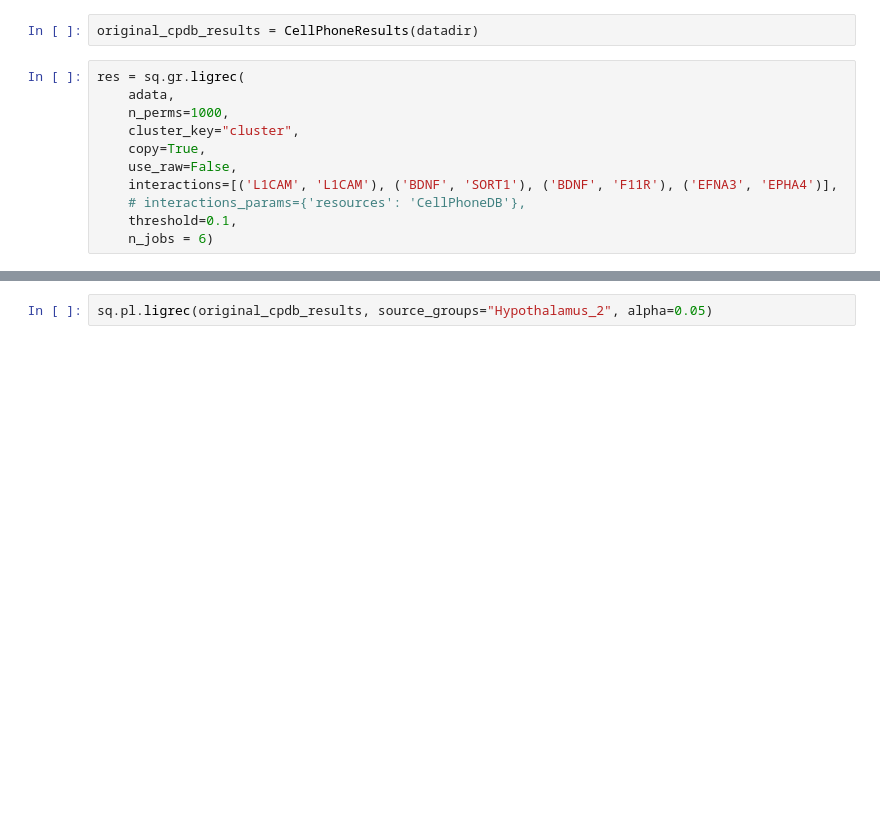
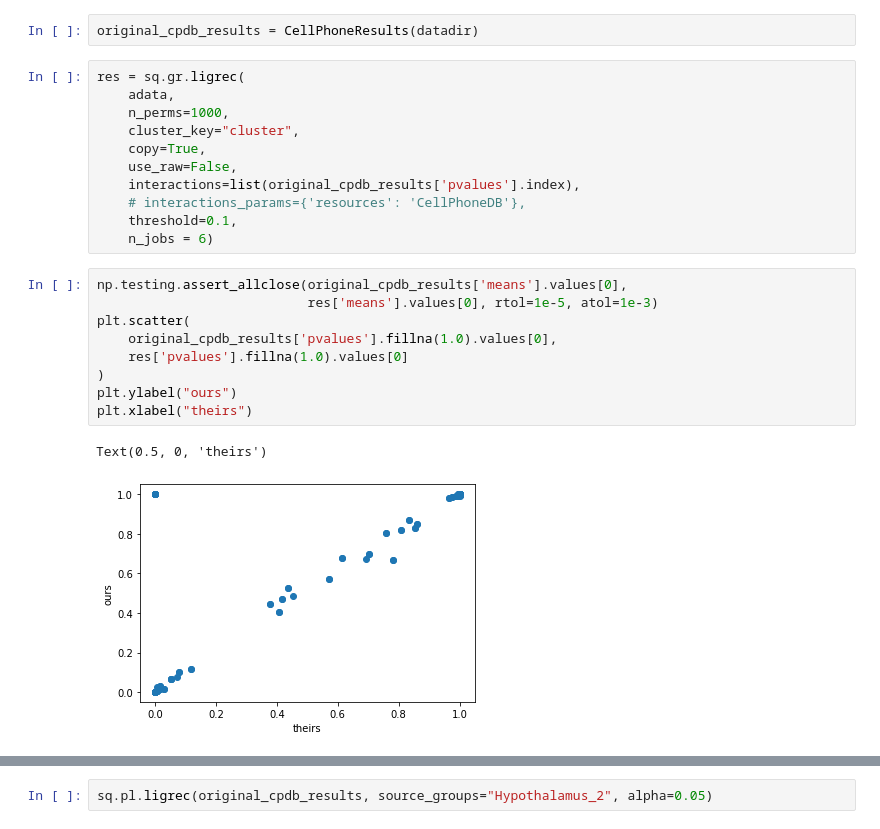
Before and after one commit to theislab/squidpy_reproducibility, a Jupyter notebook: notebooks/reproducibility/cellphonedb.ipynb, the cells around one changed output, grey strips where cells are left out. Cells and saved outputs as stored; diff of their text form; blank space fills up the shorter version.

```diff
--- a/notebooks/reproducibility/cellphonedb.ipynb
+++ b/notebooks/reproducibility/cellphonedb.ipynb
@@ -98,7 +94,19 @@ res = sq.gr.ligrec(
     cluster_key="cluster",
     copy=True,
     use_raw=False,
-    interactions=[('L1CAM', 'L1CAM'), ('BDNF', 'SORT1'), ('BDNF', 'F11R'), ('EFNA3', 'EPHA4')],
+    interactions=list(original_cpdb_results['pvalues'].index),
     # interactions_params={'resources': 'CellPhoneDB'},
     threshold=0.1,
     n_jobs = 6)
+# %%
+np.testing.assert_allclose(original_cpdb_results['means'].values[0],
+                           res['means'].values[0], rtol=1e-5, atol=1e-3)
+plt.scatter(
+    original_cpdb_results['pvalues'].fillna(1.0).values[0],
+    res['pvalues'].fillna(1.0).values[0]
+)
+plt.ylabel("ours")
+plt.xlabel("theirs")
+# %% [output]
+Text(0.5, 0, 'theirs')
+[figure, added]
```
Also changed, not shown: parts of 13 cells of this notebook.
